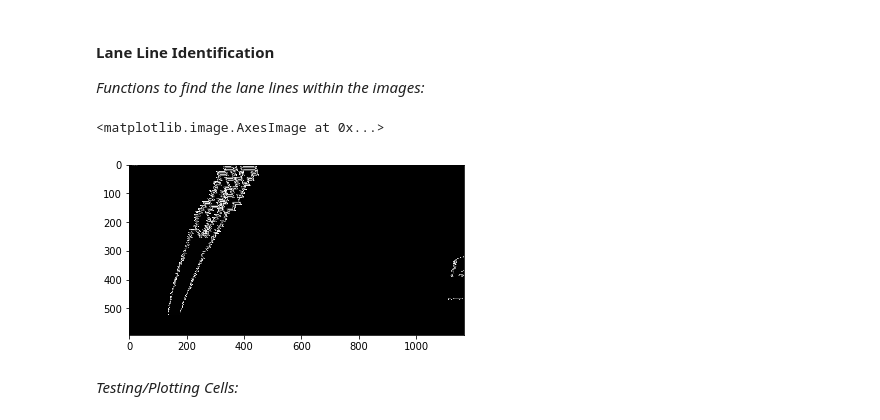
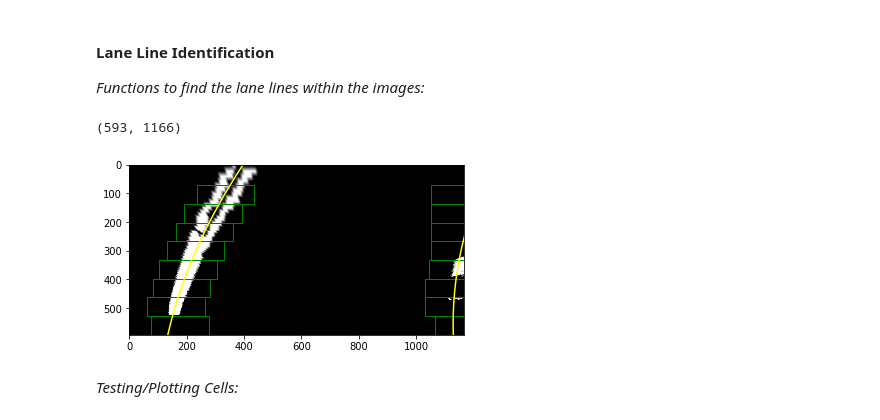
Before and after one commit to Merberg/CarND-Advanced-Lane-Lines, a Jupyter notebook: AdvancedLaneFinding.ipynb, the cells around one changed output. Saved outputs shown, nothing was run; the diff lists cells and outputs as text; code cells hidden in the pictures.

Commit message:
Working window

```diff
--- a/AdvancedLaneFinding.ipynb
+++ b/AdvancedLaneFinding.ipynb
@@ -334,13 +335,3 @@ for idx, img in enumerate(testCombined):
 # %% [markdown]
 #### Lane Line Identification ####
 _Functions to find the lane lines within the images:_
-# %%
-iBirdsEye = testBirdsEye[4]
-imageLowerhalf = int(iBirdsEye.shape[0]/2)
-hist = np.sum(iBirdsEye[imageLowerhalf:,:], axis=0)
-
-out_img = np.dstack((iBirdsEye, iBirdsEye, iBirdsEye))*255
-plt.imshow(out_img)
-# %% [output]
-<matplotlib.image.AxesImage at 0x...>
-[figure, removed]
@@ -419,2 +363,70 @@ right_fit = np.polyfit(righty, rightx, 2)
+# %%
+img = testBirdsEye[4]
+nonzero = img.nonzero()
+plt.imshow(img, cmap='gray')
+
+# Calculate the histogram to use the peaks as the start of the lanes
+histogram = np.sum(img[int(img.shape[0]/2):,:], axis=0)
+histogramCenter = np.int(histogram.shape[0]/2)
+xLeft = np.argmax(histogram[:histogramCenter])
+xRight = histogramCenter + np.argmax(histogram[histogramCenter:])
+
+# Choose the number of sliding windows and height
+n_windows = 9
+windowHeight = np.int(img.shape[0]/n_windows)
+
+# Create empty lists to receive left and right lane pixel indices
+laneIndicesLeft = []
+laneIndicesRight = []
+
+# Step through the windows one by one
+for w in range(n_windows):
+    y = img.shape[0] - (w)*windowHeight
+
+    # Left Lane
+    xLeft, idx, windowCorner = findLaneInWindow(img, xLeft, y,
+                                                nonzero, windowHeight)
+    laneIndicesLeft.append(idx)
+
+    windowFrame = patches.Rectangle(windowCorner, windowWidth,
+                                    windowHeight, fill=False,
+                                    edgecolor='green')
+    plt.gca().add_patch(windowFrame)
+
+    # Right Lane
+    xRight, idx, windowCorner = findLaneInWindow(img, xRight, y,
+                                                 nonzero, windowHeight)
+    laneIndicesRight.append(idx)
+
+    windowFrame = patches.Rectangle(windowCorner, windowWidth,
+                                    windowHeight, fill=False,
+                                    edgecolor='green')
+    plt.gca().add_patch(windowFrame)
+
+# Concatenate the arrays of indices
+laneIndicesLeft = np.concatenate(laneIndicesLeft)
+laneIndicesRight = np.concatenate(laneIndicesRight)
+
+# Fit a second order polynomial to each
+coeffLeft = np.polyfit(y_nonzero[laneIndicesLeft],
+                          x_nonzero[laneIndicesLeft], 2)
+coeffRight = np.polyfit(y_nonzero[laneIndicesRight],
+                           x_nonzero[laneIndicesRight], 2)
+
+# Generate x and y values for plotting
+y = np.linspace(0, img.shape[0]-1, img.shape[0] )
+xLeft = coeffLeft[0]*y**2 + coeffLeft[1]*y +  coeffLeft[2]
+xRight = coeffRight[0]*y**2 + coeffRight[1]*y + coeffRight[2]
+
+plt.plot(xLeft, y, color='yellow')
+plt.plot(xRight, y, color='yellow')
+
+plt.xlim(0, img.shape[1])
+plt.ylim(img.shape[0], 0)
+
+print(img.shape)
+# %% [output]
+(593, 1166)
+[figure, added]
 # %% [markdown]
 _Testing/Plotting Cells:_
```
Also changed, not shown: parts of 9 cells of this notebook.
